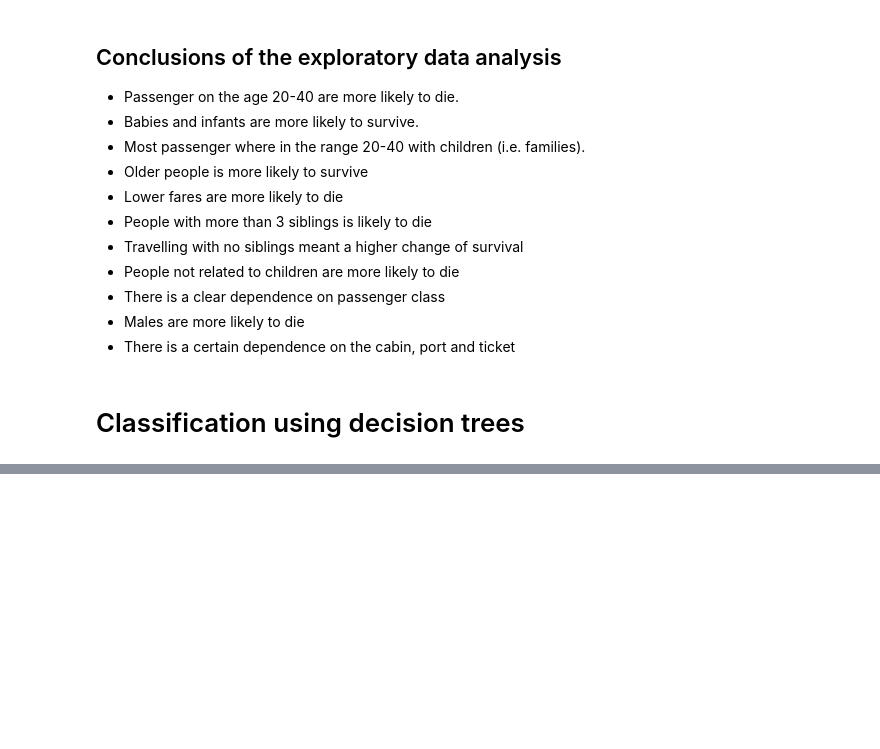
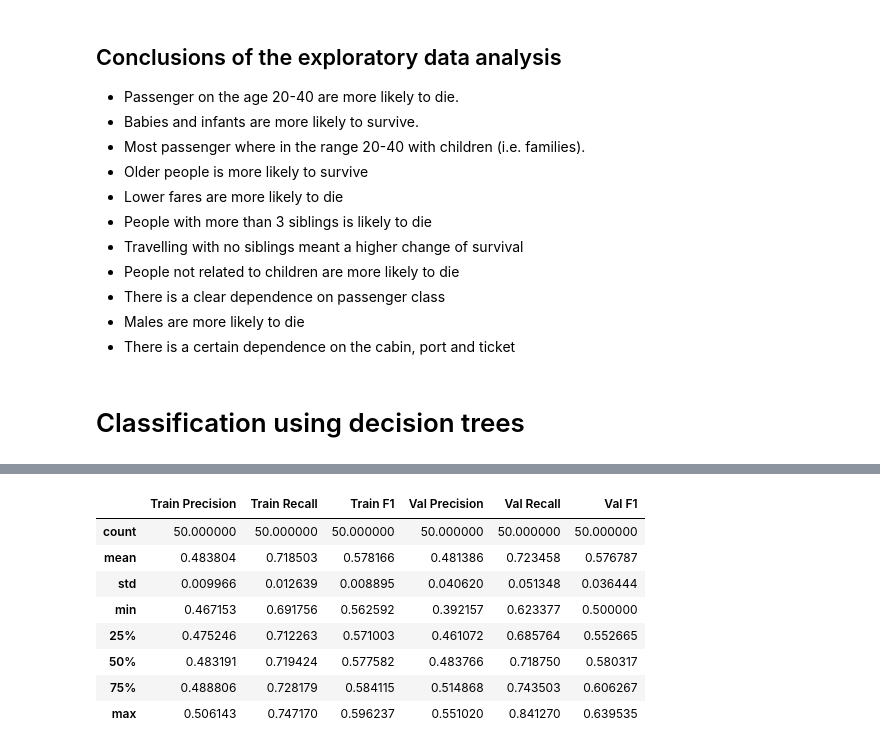
Before and after one commit to drublackberry/fantastic_demos, a Jupyter notebook: Titanic/Titanic.ipynb, the cells around one changed output, grey strips where cells are left out. Cells and saved outputs as stored; diff of their text form; code cells hidden in the pictures; blank space fills up the shorter version.

```diff
--- a/Titanic/Titanic.ipynb
+++ b/Titanic/Titanic.ipynb
@@ -118,0 +137,13 @@ f1 score = 0.976744186047
+# %%
+# Changing all the nan values to a value that it is uncorrelated from the other values
+runMonteCarlo(myInDf.replace(np.nan, -1)).describe()
+# %% [output]
+|  | Train Precision | Train Recall | Train F1 | Val Precision | Val Recall | Val F1 |
+| count | 50.000000 | 50.000000 | 50.000000 | 50.000000 | 50.000000 | 50.000000 |
+| mean | 0.483804 | 0.718503 | 0.578166 | 0.481386 | 0.723458 | 0.576787 |
+| std | 0.009966 | 0.012639 | 0.008895 | 0.040620 | 0.051348 | 0.036444 |
+| min | 0.467153 | 0.691756 | 0.562592 | 0.392157 | 0.623377 | 0.500000 |
+| 25% | 0.475246 | 0.712263 | 0.571003 | 0.461072 | 0.685764 | 0.552665 |
+| 50% | 0.483191 | 0.719424 | 0.577582 | 0.483766 | 0.718750 | 0.580317 |
+| 75% | 0.488806 | 0.728179 | 0.584115 | 0.514868 | 0.743503 | 0.606267 |
+| max | 0.506143 | 0.747170 | 0.596237 | 0.551020 | 0.841270 | 0.639535 |
```
Also changed, not shown: parts of 15 cells of this notebook.
